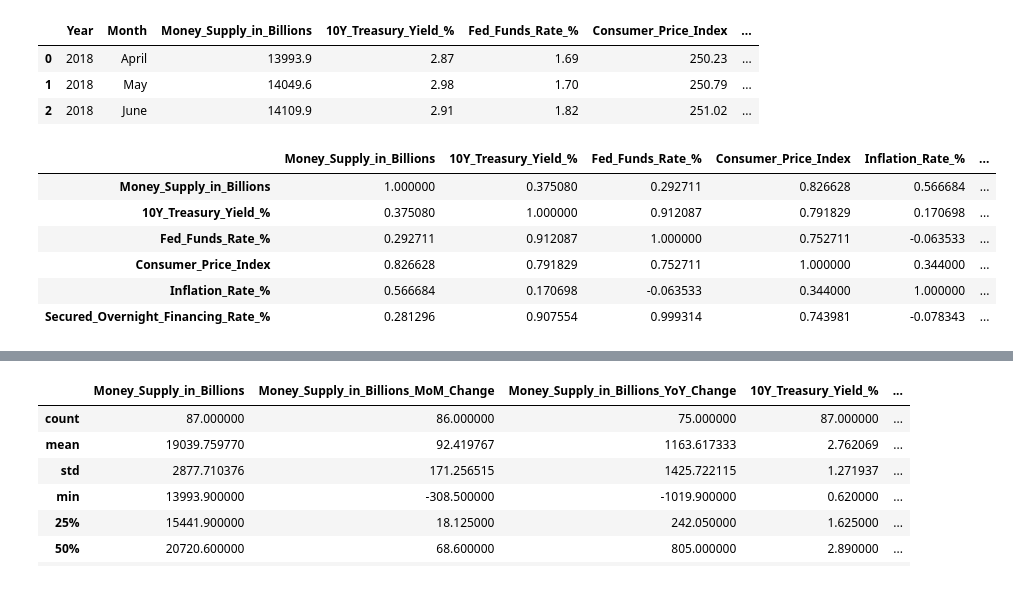
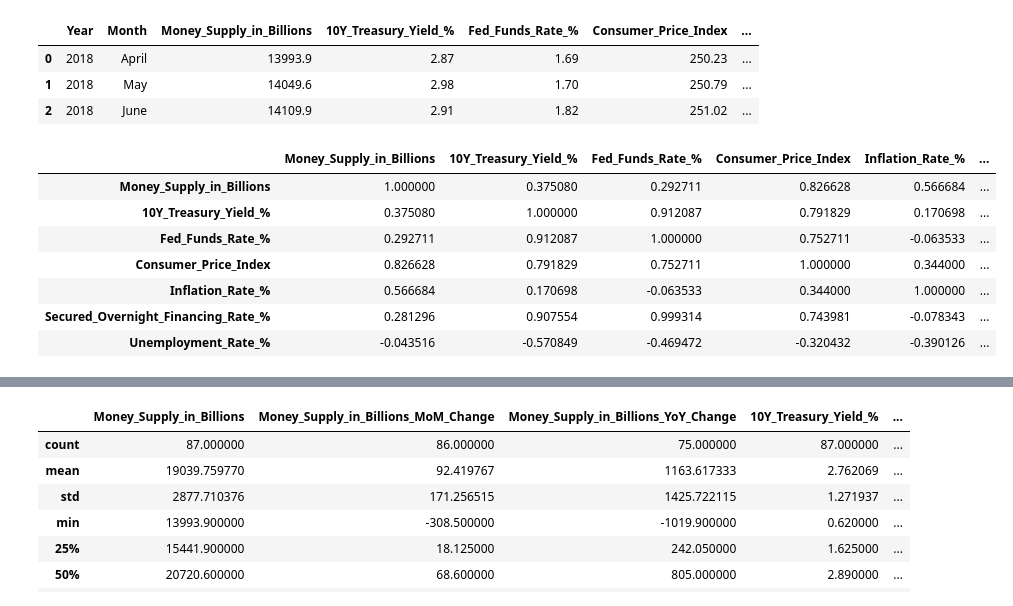
Before and after one commit to matt-harvey-data/US_Economic_Indicators_2018-2025, a Jupyter notebook: US_Macro_Economic_Indicators_2018-2025.ipynb, the cells around one changed output, grey strips where cells are left out. Drawn from its saved outputs; the diff is of its cells as text; code cells hidden in the pictures.

Commit message:
Pulled monthly national unemployment rate from the FRED api, processed the return and merged it onto the original DataFrame. Added a heatmap of the correlations between numeric columns.

```diff
--- a/US_Macro_Economic_Indicators_2018-2025.ipynb
+++ b/US_Macro_Economic_Indicators_2018-2025.ipynb
@@ -58,0 +64,28 @@ econ_data.head(3)
+# %%
+# Establish a connection with the Federal Reserve Economic Data search api
+fred = Fred(api_key=fred_key)
+
+# Make a request to the api for a Pandas series containing monthly national unemployment rate data and store it into a variable
+nat_unemp = fred.get_series('UNRATE')
+
+# Filter the series to begin with dates in April of 2018 to correspond to the previous DataFrame, move the index into column places and convert
+# the result into a DataFrame which is overwritten into the variable
+nat_unemp = pd.DataFrame(nat_unemp[nat_unemp.index >= '2018-04-01']).reset_index()
+
+# Create a new column in the DataFrame to isolate the year values from the datetime that made up the previous index
+nat_unemp['Year'] = nat_unemp['index'].dt.year
+
+# # Create a new column in the DataFrame to isolate the calendar month name values from the datetime that made up the previous index
+nat_unemp['Month'] = nat_unemp['index'].dt.month_name()
+
+# Drop the datetime values that made up the previous index
+nat_unemp.drop('index', axis=1, inplace=True)
+
+# Rename the unemployment rate column from 0 to Unemployment_Rate_%
+nat_unemp.rename({0:'Unemployment_Rate_%'}, axis=1, inplace=True)
+
+# Reorder the columns
+nat_unemp = nat_unemp[['Year', 'Month', 'Unemployment_Rate_%']]
+
+# Sanity check
+nat_unemp
@@ -58,0 +106,6 @@ econ_data.head(3)
+# %%
+# Join the DataFrames econ_data and nat_unemp on Year and Month essentially appending the unemployment_rate_% column to the original DataFrame
+econ_data = pd.merge(econ_data, nat_unemp, on=['Year', 'Month'])
+
+# Sanity check
+econ_data
@@ -65,7 +133,7 @@ Index(['Year', 'Month', 'M2_Money_Supply', '10Y Treasury Yield',
       dtype='object')
 # %%
 # Use the column names above to target the last 3 columns and coerce them to be two decimal places using a loop controlled by a sliced list
-for i in econ_data.columns[5:]:
+for i in econ_data.columns[5:-1]:
     econ_data[i] = econ_data[i].round(2)
 
 # Sanity check
@@ -78,7 +146,7 @@ econ_data.tail(3)
 # %%
 # Rename the columns to more desirable and human interpretable values
 econ_data.columns = ['Year', 'Month', 'Money_Supply_in_Billions', '10Y_Treasury_Yield_%', 'Fed_Funds_Rate_%', 'Consumer_Price_Index',
-                     'Inflation_Rate_%', 'Secured_Overnight_Financing_Rate_%']
+                     'Inflation_Rate_%', 'Secured_Overnight_Financing_Rate_%', 'Unemployment_Rate_%']
 
 # Sanity check
 econ_data.head(3)
@@ -92,12 +160,16 @@ econ_data.head(3)
 econ_data.set_index(['Year', 'Month'], inplace=True)
 # %%
 # Find statistical correlations of numberic columns in the DataFrame
-econ_data.corr()
+correlations = econ_data.corr()
+
+# Display the correlations between the numeric columns
+correlations
 # %% [output]
 |  | Money_Supply_in_Billions | 10Y_Treasury_Yield_% | Fed_Funds_Rate_% | Consumer_Price_Index | Inflation_Rate_% | ... |
 | Money_Supply_in_Billions | 1.000000 | 0.375080 | 0.292711 | 0.826628 | 0.566684 | ... |
 | 10Y_Treasury_Yield_% | 0.375080 | 1.000000 | 0.912087 | 0.791829 | 0.170698 | ... |
 | Fed_Funds_Rate_% | 0.292711 | 0.912087 | 1.000000 | 0.752711 | -0.063533 | ... |
 | Consumer_Price_Index | 0.826628 | 0.791829 | 0.752711 | 1.000000 | 0.344000 | ... |
 | Inflation_Rate_% | 0.566684 | 0.170698 | -0.063533 | 0.344000 | 1.000000 | ... |
 | Secured_Overnight_Financing_Rate_% | 0.281296 | 0.907554 | 0.999314 | 0.743981 | -0.078343 | ... |
+| Unemployment_Rate_% | -0.043516 | -0.570849 | -0.469472 | -0.320432 | -0.390126 | ... |
```
Also changed, not shown: parts of 9 cells of this notebook.
